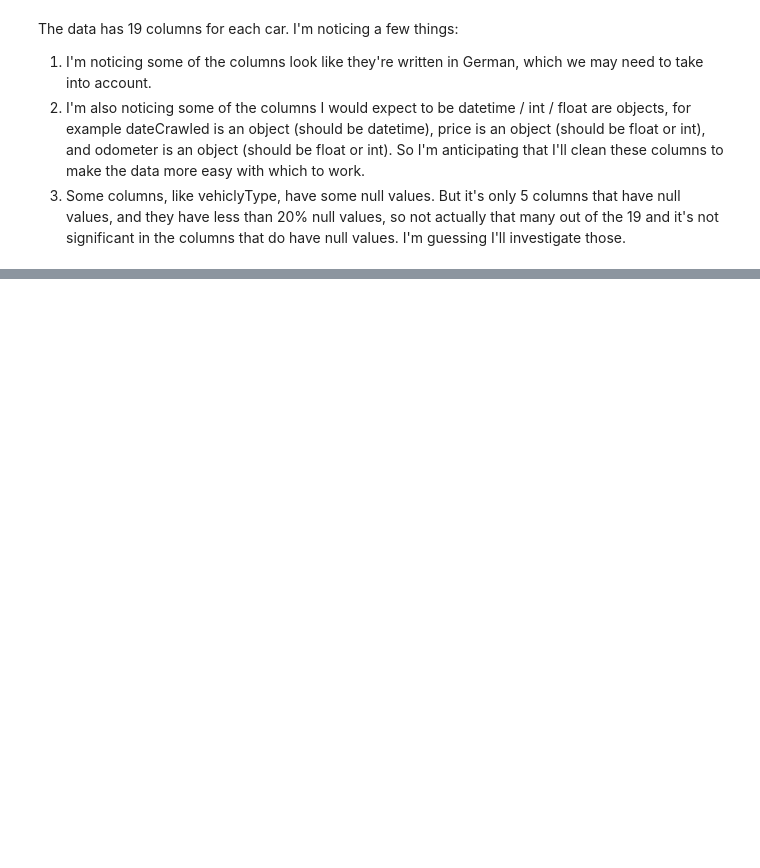
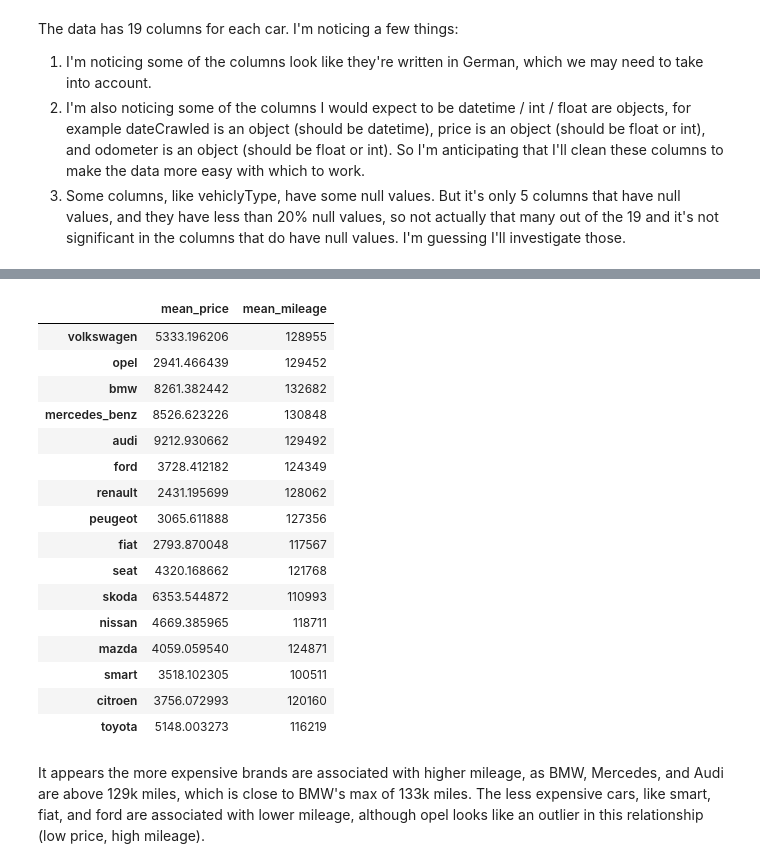
Before and after one commit to adamgrushan/Ebay_Car_Sales, a Jupyter notebook: Analysis.ipynb, the cells around one changed output, grey strips where cells are left out. Drawn from its saved outputs; the diff is of its cells as text; code cells hidden in the pictures; blank space fills up the shorter version.

```diff
--- a/Analysis.ipynb
+++ b/Analysis.ipynb
@@ -97,0 +484,4 @@ autos.describe(include='all')
+# %%
+brand_counts = autos['brand'].value_counts(normalize=True)
+brands_greater_than_1_percent = brand_counts[brand_counts > 0.01].index
+print(brands_greater_than_1_percent)
@@ -97,0 +493,9 @@ autos.describe(include='all')
+# %%
+brand_mean_prices = {}
+
+for brand in brands_greater_than_1_percent:
+    brand_only = autos[autos['brand'] == brand]
+    mean_price = brand_only['price'].mean()
+    brand_mean_prices[brand] = mean_price
+
+brand_mean_prices
@@ -97,0 +523,9 @@ autos.describe(include='all')
+# %%
+brand_mean_mileage = {}
+
+for brand in brands_greater_than_1_percent:
+    brand_only = autos[autos['brand'] == brand]
+    mean_mileage = brand_only['odometer_km'].mean()
+    brand_mean_mileage[brand] = int(mean_mileage)
+
+brand_mean_mileage
@@ -97,0 +549,3 @@ autos.describe(include='all')
+# %%
+brand_mean_prices_series = pd.Series(brand_mean_prices)
+brand_mean_mileage_series = pd.Series(brand_mean_mileage)
@@ -97,0 +570,24 @@ autos.describe(include='all')
+# %%
+brand_dataframe = pd.DataFrame(brand_mean_prices_series, columns = ['mean_price'])
+brand_dataframe["mean_mileage"] = brand_mean_mileage_series
+brand_dataframe
+# %% [output]
+|  | mean_price | mean_mileage |
+| volkswagen | 5333.196206 | 128955 |
+| opel | 2941.466439 | 129452 |
+| bmw | 8261.382442 | 132682 |
+| mercedes_benz | 8526.623226 | 130848 |
+| audi | 9212.930662 | 129492 |
+| ford | 3728.412182 | 124349 |
+| renault | 2431.195699 | 128062 |
+| peugeot | 3065.611888 | 127356 |
+| fiat | 2793.870048 | 117567 |
+| seat | 4320.168662 | 121768 |
+| skoda | 6353.544872 | 110993 |
+| nissan | 4669.385965 | 118711 |
+| mazda | 4059.059540 | 124871 |
+| smart | 3518.102305 | 100511 |
+| citroen | 3756.072993 | 120160 |
+| toyota | 5148.003273 | 116219 |
+# %% [markdown]
+It appears the more expensive brands are associated with higher mileage, as BMW, Mercedes, and Audi are above 129k miles, which is close to BMW's max of 133k miles. The less expensive cars, like smart, fiat, and ford are associated with lower mileage, although opel looks like an outlier in this relationship (low price, high mileage).
```
Also changed, not shown: parts of 42 cells of this notebook.
